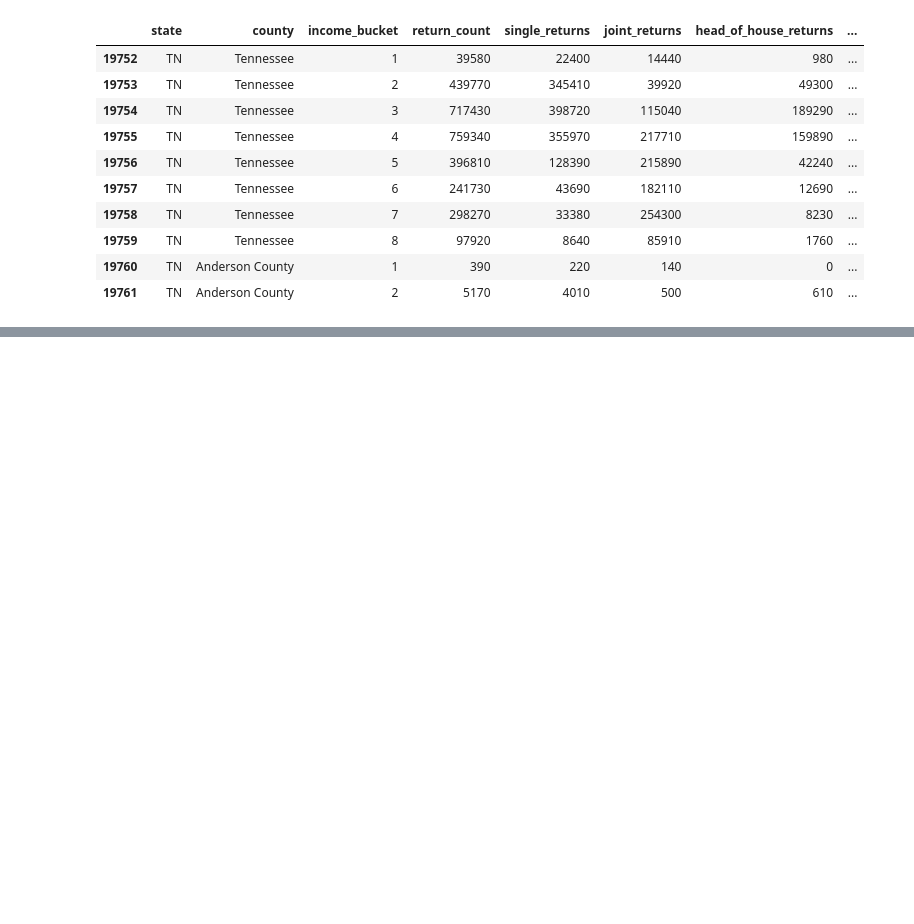
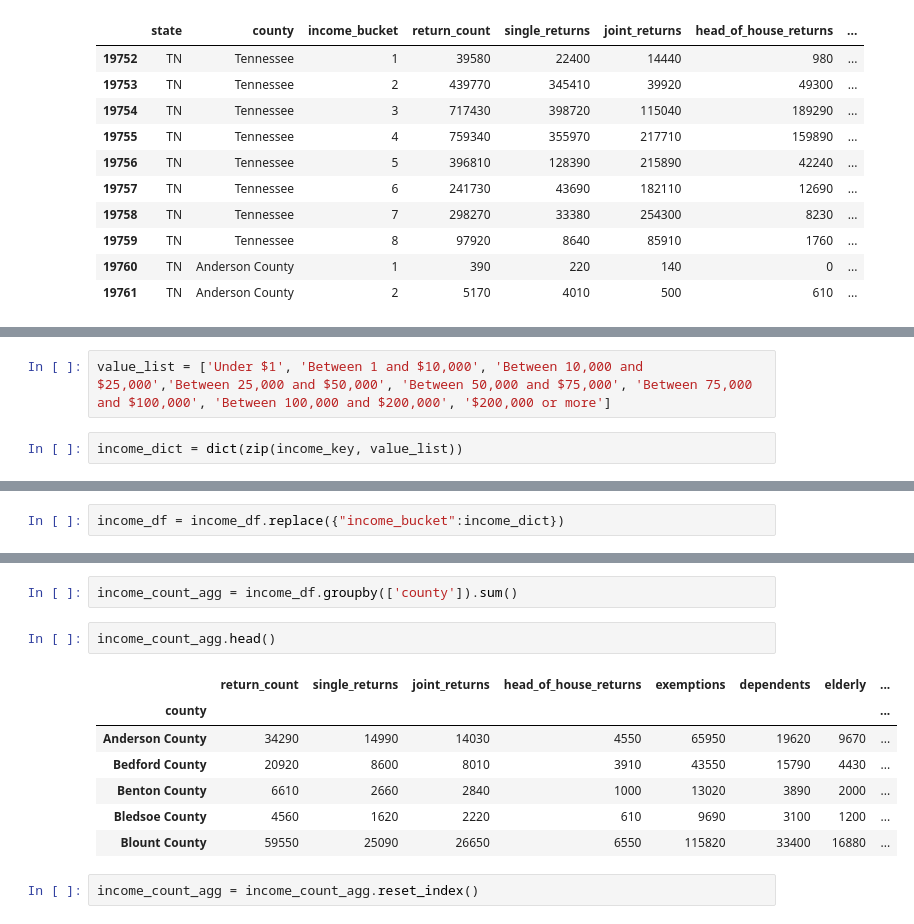
Before and after one commit to staylor08/vanderbilt-data-essentials-cohort-2, a Jupyter notebook: Week_1_ST.ipynb, the cells around one changed output, grey strips where cells are left out. Saved outputs shown, nothing was run; the diff lists cells and outputs as text; blank space fills up the shorter version.

```diff
--- a/Week_1_ST.ipynb
+++ b/Week_1_ST.ipynb
@@ -302,0 +253,4 @@ income_df.head(10)
+# %%
+value_list = ['Under $1', 'Between 1 and $10,000', 'Between 10,000 and $25,000','Between 25,000 and $50,000', 'Between 50,000 and $75,000', 'Between 75,000 and $100,000', 'Between 100,000 and $200,000', '$200,000 or more']
+# %%
+income_dict = dict(zip(income_key, value_list))
@@ -302,0 +268,2 @@ income_df.head(10)
+# %%
+income_df = income_df.replace({"income_bucket":income_dict})
@@ -302,0 +299,14 @@ income_df.head(10)
+# %%
+income_count_agg = income_df.groupby(['county']).sum()
+# %%
+income_count_agg.head()
+# %% [output]
+|  | return_count | single_returns | joint_returns | head_of_house_returns | exemptions | dependents | elderly | ... |
+| county |  |  |  |  |  |  |  | ... |
+| Anderson County | 34290 | 14990 | 14030 | 4550 | 65950 | 19620 | 9670 | ... |
+| Bedford County | 20920 | 8600 | 8010 | 3910 | 43550 | 15790 | 4430 | ... |
+| Benton County | 6610 | 2660 | 2840 | 1000 | 13020 | 3890 | 2000 | ... |
+| Bledsoe County | 4560 | 1620 | 2220 | 610 | 9690 | 3100 | 1200 | ... |
+| Blount County | 59550 | 25090 | 26650 | 6550 | 115820 | 33400 | 16880 | ... |
+# %%
+income_count_agg = income_count_agg.reset_index()
```
Also changed, not shown: parts of 26 cells of this notebook.
